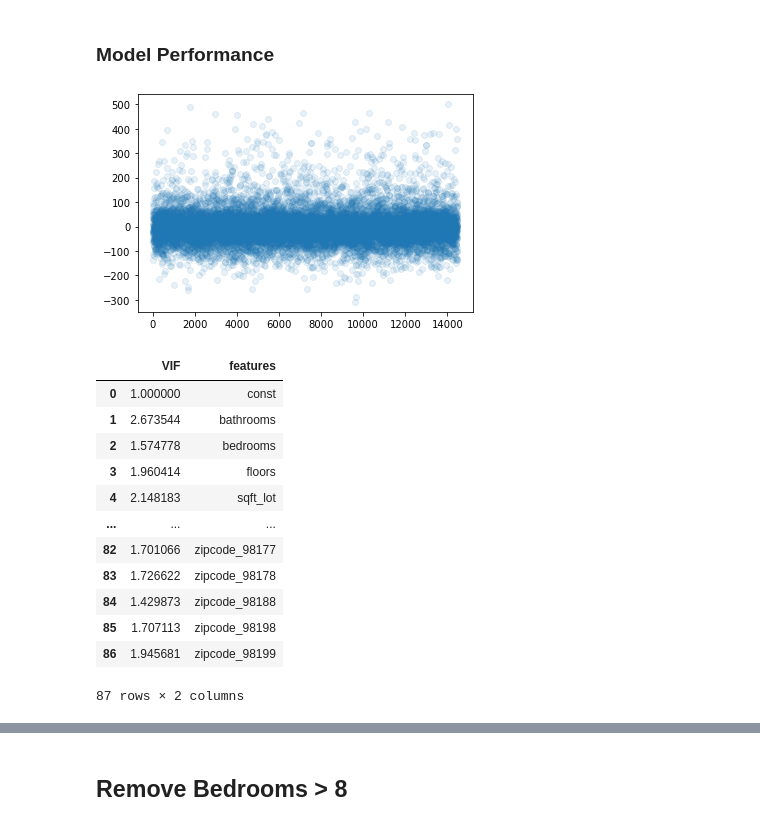
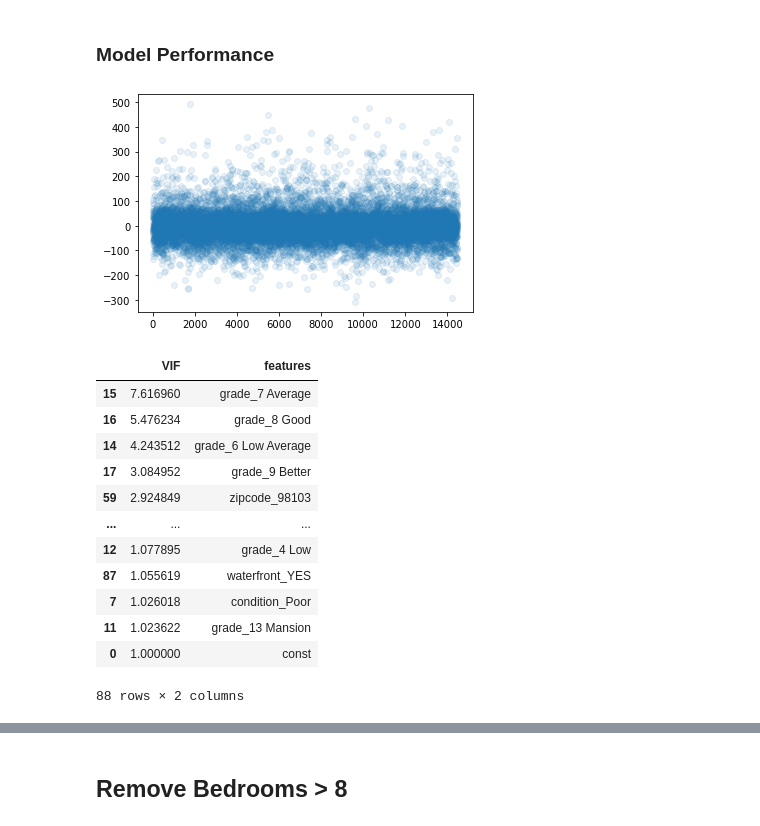
Before and after one commit to ThomasHChapman/P2-SeattleHousing, a Jupyter notebook: working_notebooks/tom_working.ipynb, the cells around one changed output, grey strips where cells are left out. Saved outputs shown, nothing was run; the diff lists cells and outputs as text; code cells hidden in the pictures.

```diff
--- a/working_notebooks/tom_working.ipynb
+++ b/working_notebooks/tom_working.ipynb
@@ -76,11 +76,15 @@ We elect to drop the waterfront feature from our analysis because only ~133 prop
 # Add price per square foot feature
 simple_housing['price_sqft'] = simple_housing['price'] / simple_housing['sqft_living']
 
-# drop waterfront, components of price_sqft, and poor graded structure & confirm no NaNs
-simple_housing = simple_housing.drop(columns=['waterfront', 'price', 'sqft_living'])
+# drop #####waterfront, components of price_sqft, and poor graded structure & confirm no NaNs
+simple_housing = simple_housing.drop(columns=['price', 'sqft_living'])
 simple_housing = simple_housing[simple_housing['grade']!='3 Poor']
 
-# drop the one instance of of "poor" grade building materials in the dataset.
+# Map Missing values for waterfront to "no"
+# There are only 146 waterfront properties in the dataset, less than 1% of known data.
+simple_housing['waterfront'].fillna(value='NO', inplace=True)
+
+
 simple_housing.isna().sum()
 # %% [output]
 bedrooms      0
@@ -101,7 +106,7 @@ X_train, X_test, y_train, y_test = train_test_split(X, y, random_state=40, test_
 # Encode Categorical Variables in Test & Train data.
 
 # Identify catgeorical values & create new df with only the categorical columns.
-categoricals = ['condition', 'grade']
+categoricals = ['condition', 'grade', 'waterfront']
 X_train_cats = X_train[categoricals]
 X_test_cats = X_test[categoricals]
 # %%
@@ -368,9 +373,12 @@ simple_housing.drop(columns=out_of_scope, inplace=True)
 # Add price per square foot feature
 simple_housing['price_sqft'] = simple_housing['price'] / simple_housing['sqft_living']
 
-# drop waterfront, components of price_sqft, and poor graded structure
-simple_housing = simple_housing.drop(columns=['waterfront', 'price', 'sqft_living'])
+# drop #####waterfront, components of price_sqft, and poor graded structure & confirm no NaNs
+simple_housing = simple_housing.drop(columns=['price', 'sqft_living'])
 simple_housing = simple_housing[simple_housing['grade']!='3 Poor']
+
+# Map Missing values for waterfront to "no"
+simple_housing['waterfront'].fillna(value='NO', inplace=True)
 
 # Train/test split
 X = simple_housing.drop(columns=['price_sqft'])
@@ -380,7 +388,7 @@ X_train, X_test, y_train, y_test = train_test_split(X, y, random_state=40, test_
 # Encode Categorical Variables in test & train data. This time we will encode zipcode as well.
 
 # Identify catgeorical values & create new df with only the categorical columns.
-categoricals = ['condition', 'grade', 'zipcode']
+categoricals = ['condition', 'grade', 'zipcode', 'waterfront']
 X_train_cats = X_train[categoricals]
 X_test_cats = X_test[categoricals]
 # %%
@@ -516,26 +507,26 @@ resid = y_train - y_hat
 fig, ax=plt.subplots()
 ax.scatter(x=range(y_hat.shape[0]), y=resid, alpha=0.1);
 # %% [output]
-[figure, old version]
+[figure, new version]
 # %%
 # Test for Multicolinearity
 
 vif = pd.DataFrame()
 vif["VIF"] = [variance_inflation_factor(X_train_const.values, i) for i in range(len(X_train_const.columns))]
 vif["features"] = X_train_const.columns
 
-vif
+vif.sort_values(by='VIF', ascending=False)
 # %% [output]
 |  | VIF | features |
+| 15 | 7.616960 | grade_7 Average |
+| 16 | 5.476234 | grade_8 Good |
+| 14 | 4.243512 | grade_6 Low Average |
+| 17 | 3.084952 | grade_9 Better |
+| 59 | 2.924849 | zipcode_98103 |
+| ... | ... | ... |
+| 12 | 1.077895 | grade_4 Low |
+| 87 | 1.055619 | waterfront_YES |
+| 7 | 1.026018 | condition_Poor |
+| 11 | 1.023622 | grade_13 Mansion |
 | 0 | 1.000000 | const |
-| 1 | 2.673544 | bathrooms |
-| 2 | 1.574778 | bedrooms |
-| 3 | 1.960414 | floors |
-| 4 | 2.148183 | sqft_lot |
-| ... | ... | ... |
-| 82 | 1.701066 | zipcode_98177 |
-| 83 | 1.726622 | zipcode_98178 |
-| 84 | 1.429873 | zipcode_98188 |
-| 85 | 1.707113 | zipcode_98198 |
-| 86 | 1.945681 | zipcode_98199 |
-87 rows × 2 columns
+88 rows × 2 columns
```
Also changed, not shown: parts of 31 cells of this notebook.
